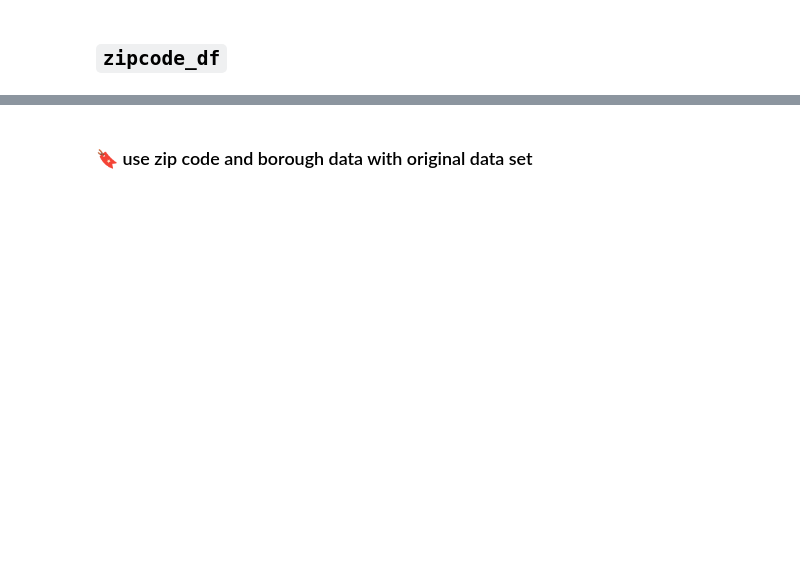
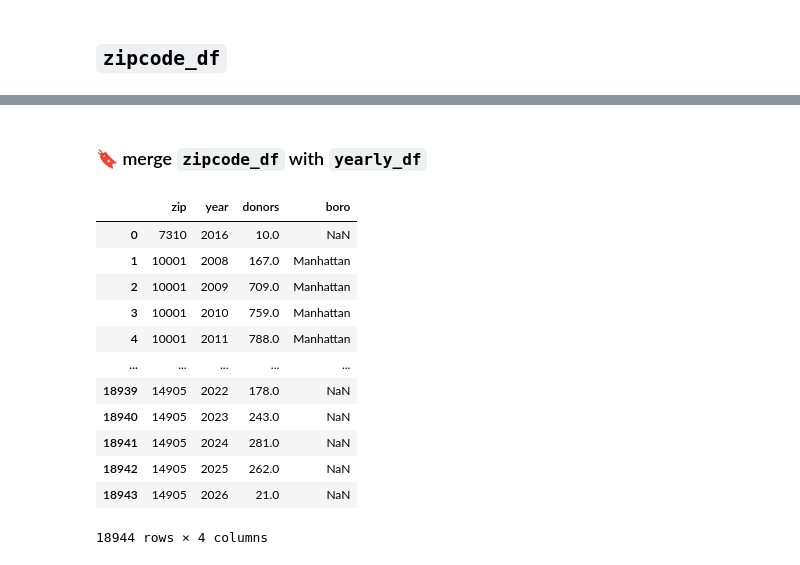
Before and after one commit to slp22/nys_donate_life, a Jupyter notebook: NYS Donate Life_start.ipynb, the cells around one changed output, grey strips where cells are left out. Saved outputs shown, nothing was run; the diff lists cells and outputs as text; code cells hidden in the pictures; blank space fills up the shorter version.

Commit message:
merged `zipcode_df` with `yearly_df`

```diff
--- a/NYS Donate Life_start.ipynb
+++ b/NYS Donate Life_start.ipynb
@@ -26,8 +34,10 @@ donate_df = pd.read_csv('New_York_State_Donate_Life_Registry_Enrollment_by_Zip_C
 # replace all commas in `Registry Enrollments` col with nothing
 donate_df['Registry Enrollments'] = donate_df['Registry Enrollments'].str.replace(',', '')
 # %%
-# convert `Registry Enrollments` col into a float
-donate_df["Registry Enrollments"] = pd.to_numeric(donate_df["Registry Enrollments"], downcast="float")
+# convert `Registry Enrollments` col into a int64
+#df_2025["zip"] = df_2025["zip"].astype("Int64")
+donate_df['Zip Code'] = donate_df['Zip Code'].astype('int64')
+donate_df['Registry Enrollments'] = donate_df['Registry Enrollments'].astype('int64')
 # %%
 donate_df.describe()
 # %% [output]
@@ -370,0 +411,7 @@ zipcode_race_df.rename(columns={
+# %%
+# drop row with NA values
+zipcode_race_df = zipcode_race_df.dropna()
+# %%
+# change dtypes for zip and housing units
+zipcode_race_df['zip'] = zipcode_race_df['zip'].astype('int64')
+zipcode_race_df['total_housing_units'] = zipcode_race_df['total_housing_units'].astype('int64')
@@ -401,4 +476,28 @@ zipcode_df.to_pickle("zipcode_df.pkl")
 # with open("zipcode_df.pkl", "rb") as f:
 #     zipcode_df = pickle.load(f)
 # %% [markdown]
-### 🔖 use zip code and borough data with original data set
+### 🔖 merge `zipcode_df` with `yearly_df`
+# %%
+#merge
+
+yearly_df = yearly_df.merge(
+    zipcode_df[["zip", "boro"]],
+    on="zip",
+    how="left"
+)
+# %%
+yearly_df
+# %% [output]
+|  | zip | year | donors | boro |
+| 0 | 7310 | 2016 | 10.0 | NaN |
+| 1 | 10001 | 2008 | 167.0 | Manhattan |
+| 2 | 10001 | 2009 | 709.0 | Manhattan |
+| 3 | 10001 | 2010 | 759.0 | Manhattan |
+| 4 | 10001 | 2011 | 788.0 | Manhattan |
+| ... | ... | ... | ... | ... |
+| 18939 | 14905 | 2022 | 178.0 | NaN |
+| 18940 | 14905 | 2023 | 243.0 | NaN |
+| 18941 | 14905 | 2024 | 281.0 | NaN |
+| 18942 | 14905 | 2025 | 262.0 | NaN |
+| 18943 | 14905 | 2026 | 21.0 | NaN |
+18944 rows × 4 columns
```
Also changed, not shown: parts of 13 cells of this notebook, 1 other file.
